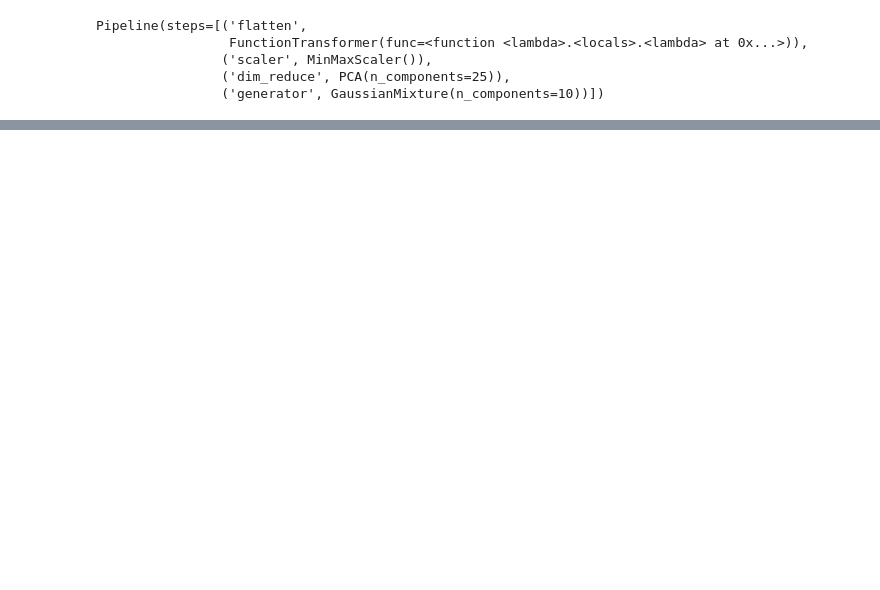
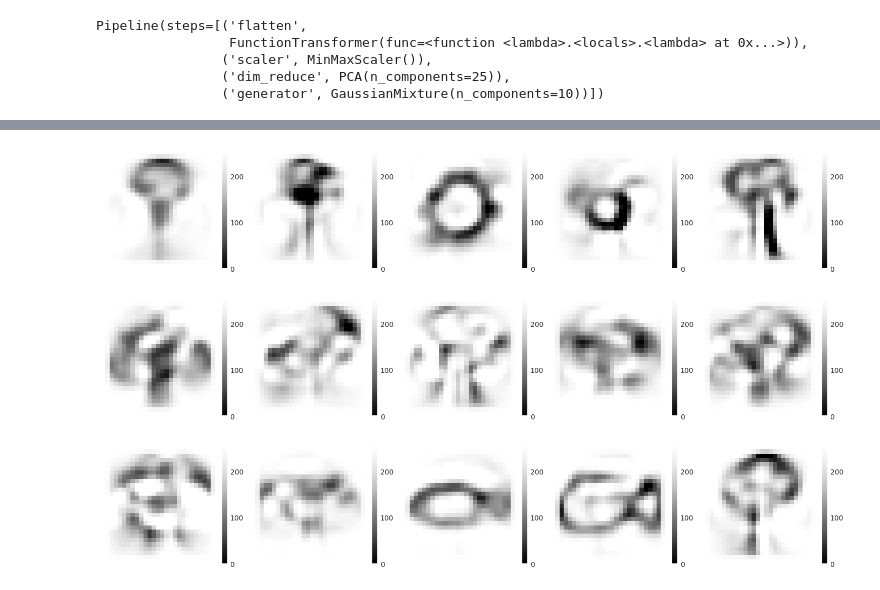
Before and after one commit to eugenioLR/doodle_ml_generator, a Jupyter notebook: simple_generative.ipynb, the cells around one changed output, grey strips where cells are left out. Drawn from its saved outputs; the diff is of its cells as text; code cells hidden in the pictures; blank space fills up the shorter version.

```diff
--- a/simple_generative.ipynb
+++ b/simple_generative.ipynb
@@ -113,0 +141,9 @@ plt.show()
+# %%
+pca_components = 40
+
+build_pipe = lambda c: Pipeline([
+    ('flatten', FunctionTransformer(lambda x: x.reshape(x.shape[0], -1))),
+    ('scaler', MinMaxScaler()),
+    ('dim_reduce', PCA(n_components=pca_components)),
+    ('generator', c)
+])
@@ -113,0 +159,11 @@ plt.show()
+# %%
+n_images = 15
+random_img = gmm_model_pca[-1].sample(n_images)[0]
+random_img = gmm_model_pca[2].inverse_transform(random_img)
+random_img = gmm_model_pca[1].inverse_transform(random_img)
+random_img = random_img.reshape([-1,28,28]).transpose((1,2,0))
+
+isns.ImageGrid(random_img, cmap="Greys_r", col_wrap=5, vmin=0, vmax=255)
+plt.show()
+# %% [output]
+[figure, added]
```
Also changed, not shown: parts of 7 cells of this notebook, 1 other file.
